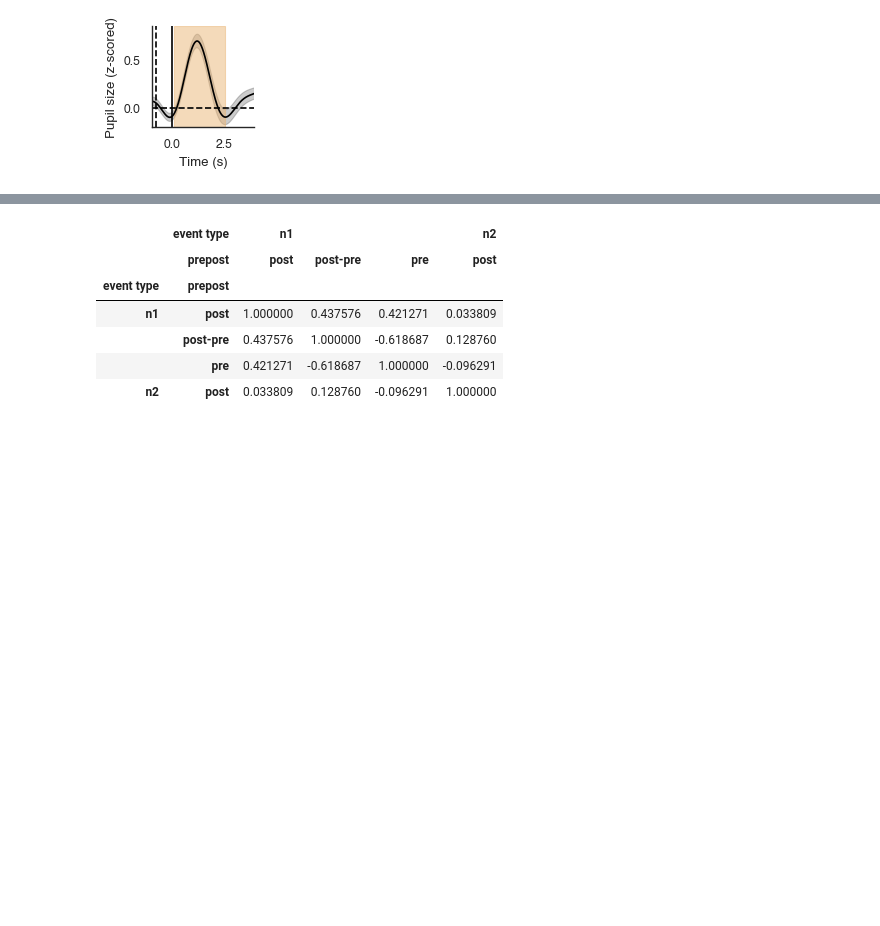
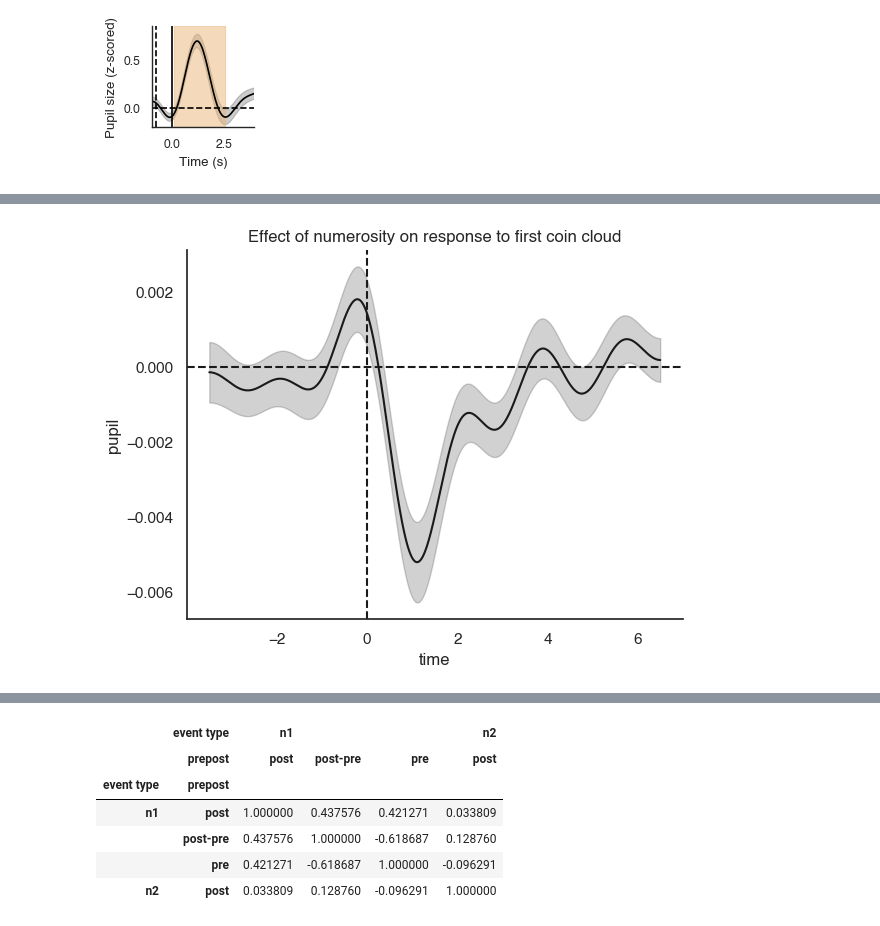
Before and after one commit to Gilles86/risk_experiment, a Jupyter notebook: risk_experiment/pupil/analyze_pre_post_pupil.ipynb, the cells around one changed output, grey strips where cells are left out. Drawn from its saved outputs; the diff is of its cells as text; code cells hidden in the pictures; blank space fills up the shorter version.

```diff
--- a/risk_experiment/pupil/analyze_pre_post_pupil.ipynb
+++ b/risk_experiment/pupil/analyze_pre_post_pupil.ipynb
@@ -85,0 +86,11 @@ Text(0.5, 1.0, 'N2')
+# %%
+sns.set(font_scale=1, style='white', font='helvetica')
+sns.lineplot(data=ts.xs('n1', 0, 'event type').xs('n', 0, 'covariate').reset_index(), x='time', y='pupil', errorbar='se', color='k')
+plt.axhline(0.0, c='k', ls='--')
+plt.axvline(0.0, c='k', ls='--')
+sns.despine()
+plt.title('Effect of numerosity on response to first coin cloud')
+
+plt.savefig('/data/ds-risk/derivatives/figures/pupil_n1.pdf')
+# %% [output]
+[figure, added]
```
Also changed, not shown: parts of 23 cells of this notebook, 2 other files.
